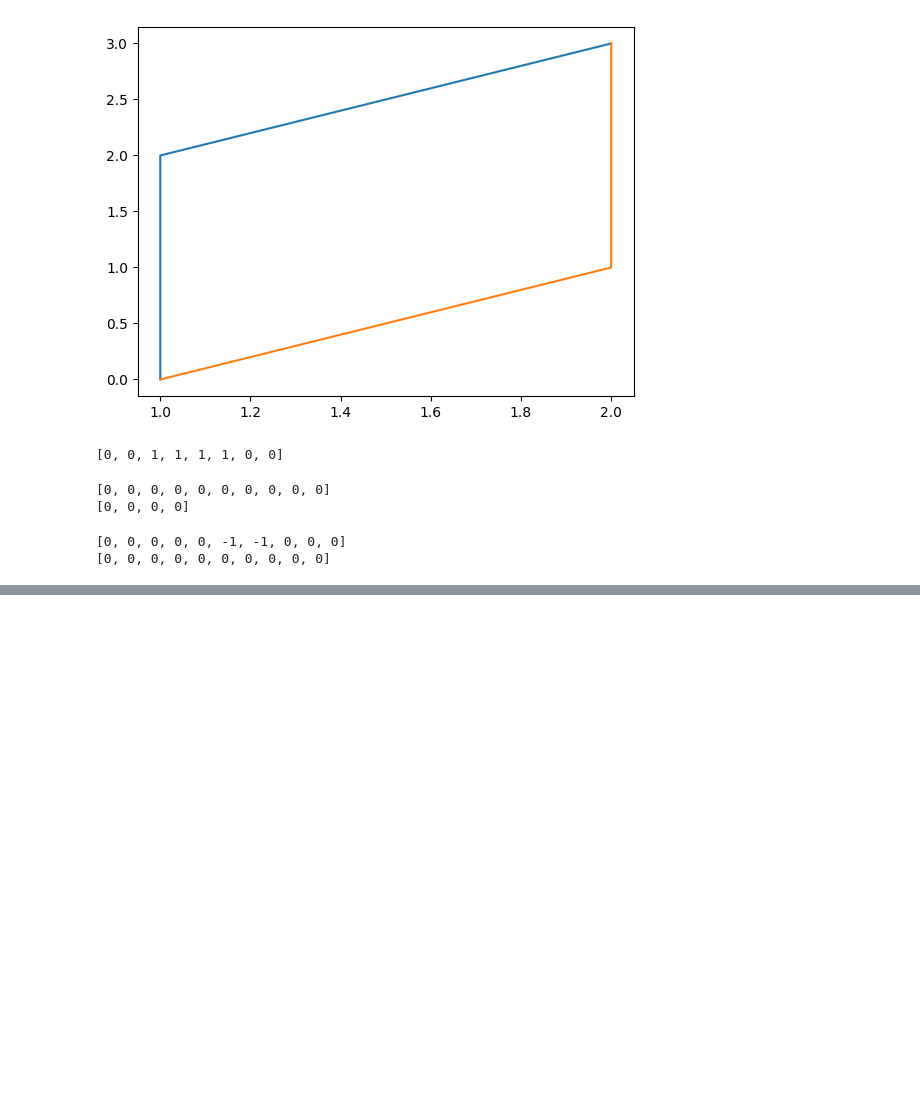
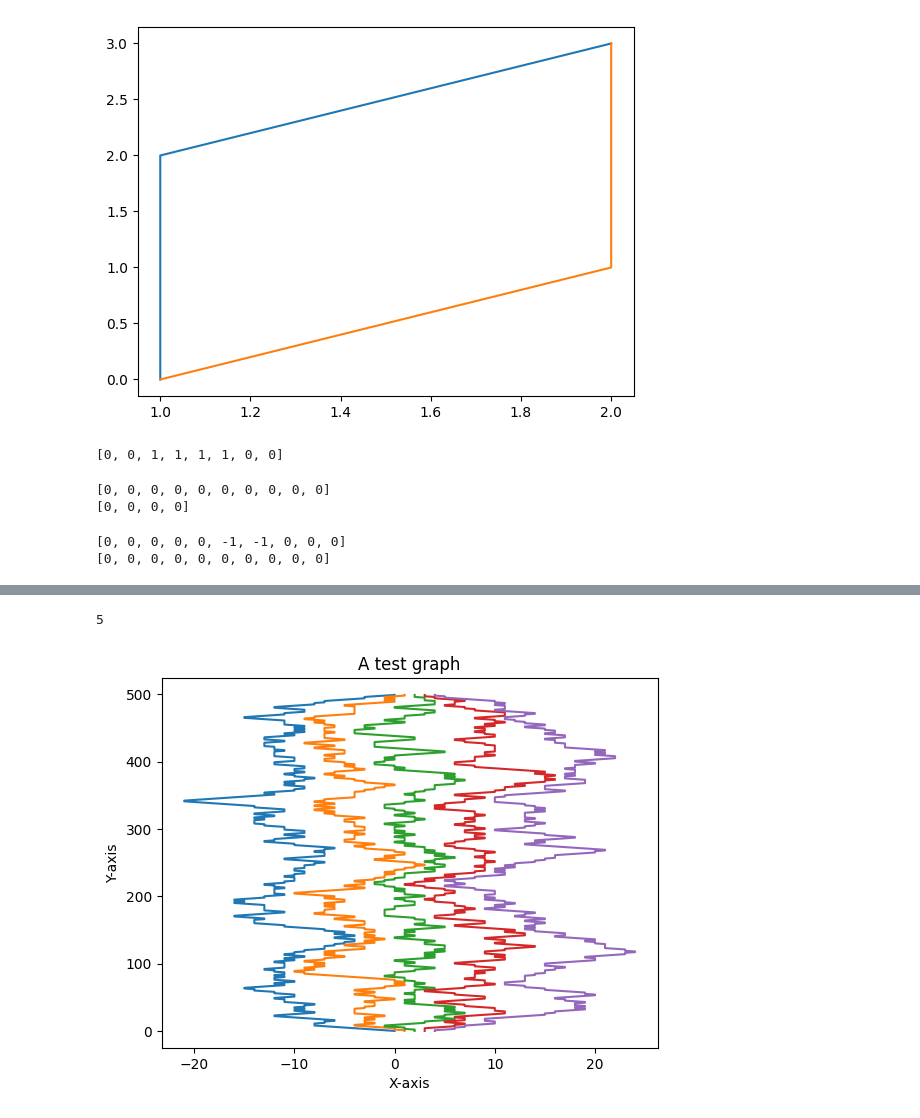
Before and after one commit to asaenz16/QMCspin, a Jupyter notebook: WorldLinesV1.ipynb, the cells around one changed output, grey strips where cells are left out. Drawn from its saved outputs; the diff is of its cells as text; code cells hidden in the pictures; blank space fills up the shorter version.

```diff
--- a/WorldLinesV1.ipynb
+++ b/WorldLinesV1.ipynb
@@ -244,0 +448,33 @@ plt.plot(wl, range(t))
+# %%
+t = 500
+n=5
+steps = 10*(t**2)
+WL =[]
+for i in range(n):
+    WL.append([i]*t)
+#print(WL)
+for i in range(steps):
+    k = random.randrange(n)
+    if k==0:
+        if k==n-1:
+            WL[k] = random_update_one(WL[k], 0.5).copy()
+        else:
+            WL[k:k+2] = random_update_le(WL[k], WL[k+1], 0.5).copy()
+    else:
+        if k==n-1:
+            WL[k-1:k+1] = random_update_re(WL[k-1], WL[k], 0.5).copy()
+        else:
+            WL[k-1:k+2] = random_update_b(WL[k-1], WL[k], WL[k+1], 0.5).copy()
+print(len(WL))
+x =range(t)
+plt.xlabel("X-axis")
+plt.ylabel("Y-axis")
+plt.title("A test graph")
+for i in range(n):
+    plt.plot(WL[i], x,label = 'id %s'%i)
+#plt.legend()
+#plt.xlim(-1, n)
+plt.show()
+# %% [output]
+5
+[figure, added]
```
Also changed, not shown: parts of 19 cells of this notebook.
